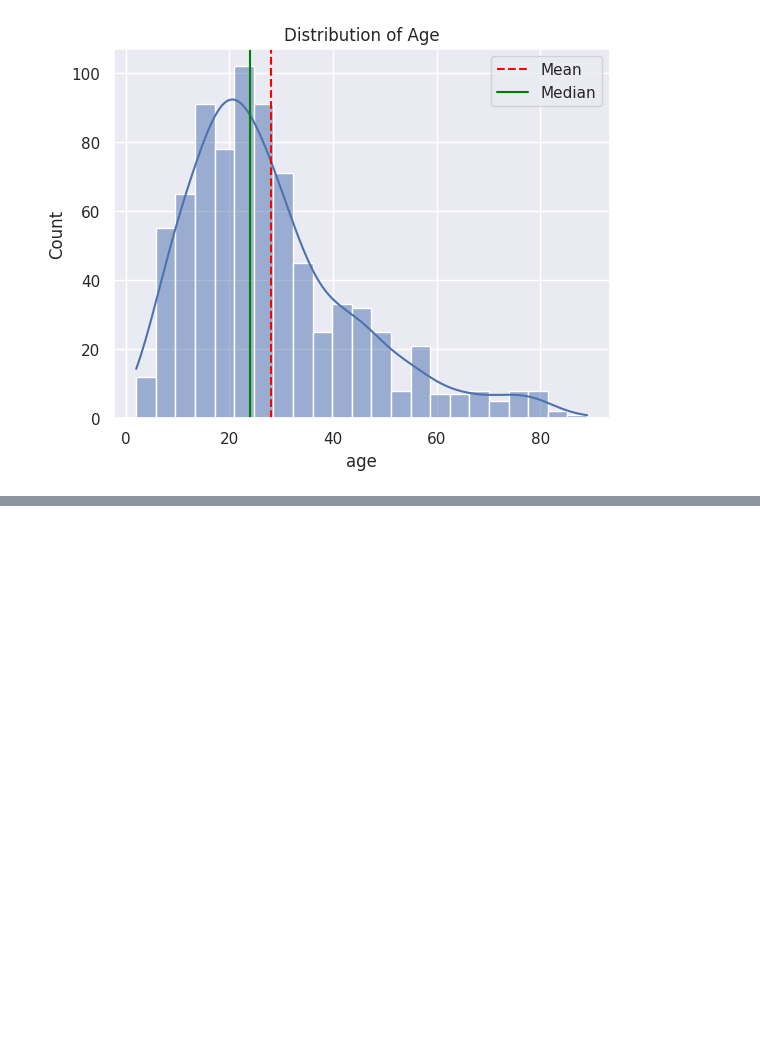
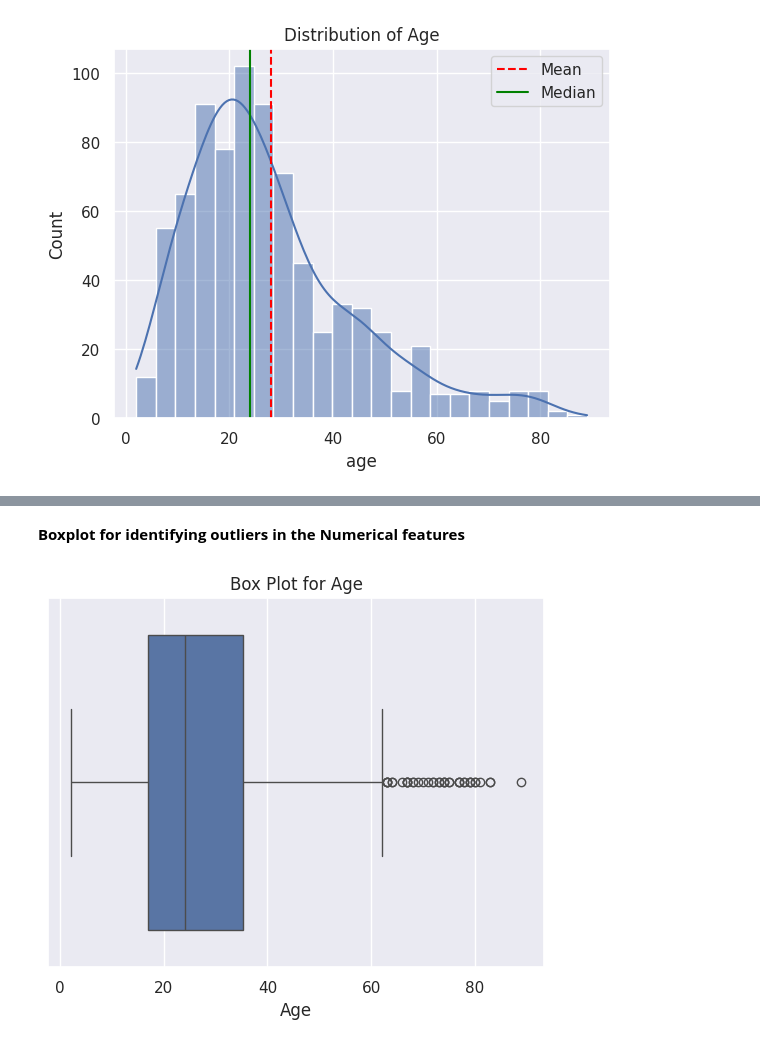
Before and after one commit to SRARNAB7/HDS_5320_Group_Project, a Jupyter notebook: Autism_Prediction.ipynb, the cells around one changed output, grey strips where cells are left out. Drawn from its saved outputs; the diff is of its cells as text; code cells hidden in the pictures; blank space fills up the shorter version.

```diff
--- a/Autism_Prediction.ipynb
+++ b/Autism_Prediction.ipynb
@@ -169,0 +187,10 @@ plt.show()
+# %% [markdown]
+**Boxplot for identifying outliers in the Numerical features**
+# %%
+#Box Plot
+sns.boxplot(x=df["age"])
+plt.title("Box Plot for Age")
+plt.xlabel("Age")
+plt.show()
+# %% [output]
+[figure, added]
```
Also changed, not shown: parts of 13 cells of this notebook.
